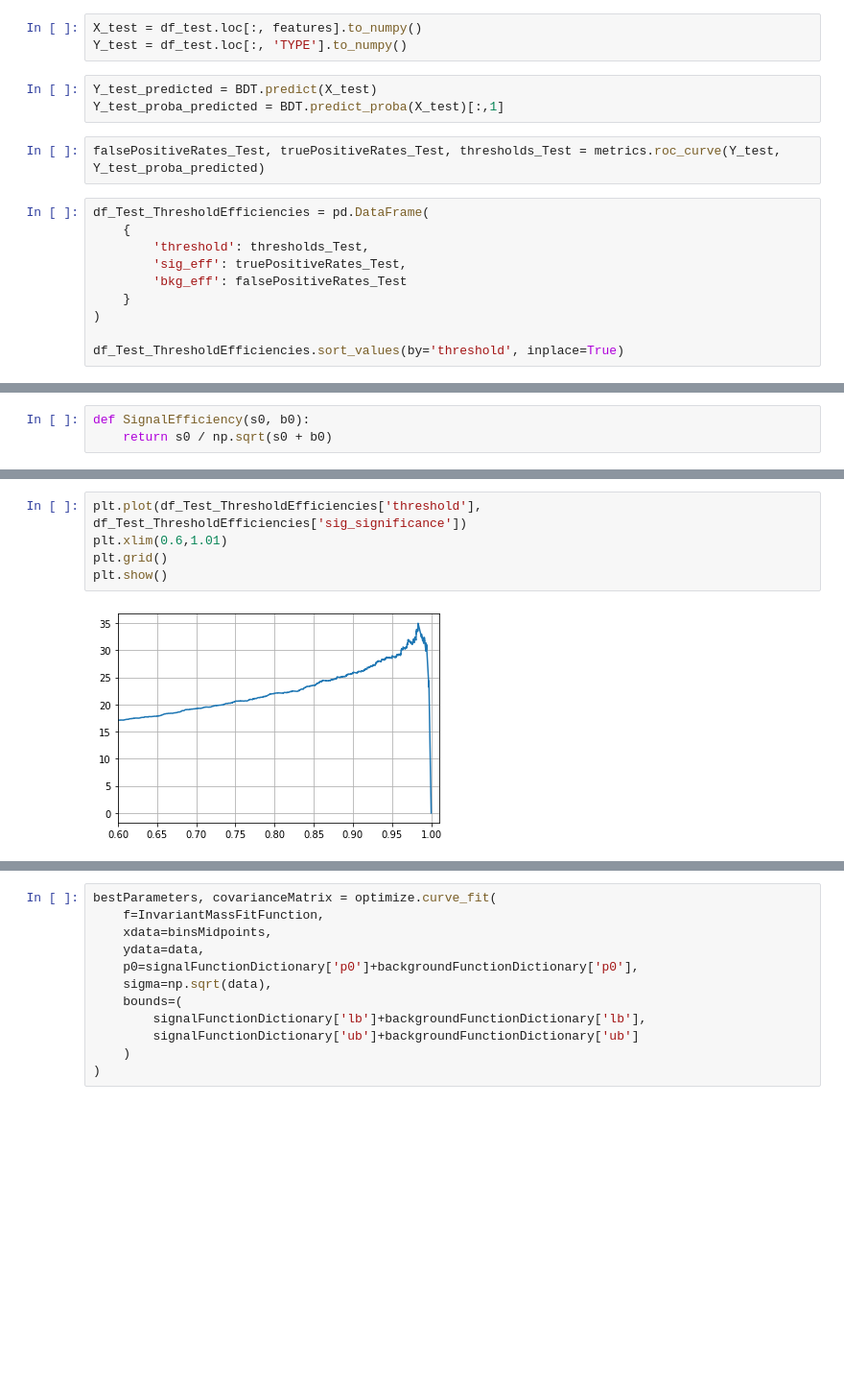
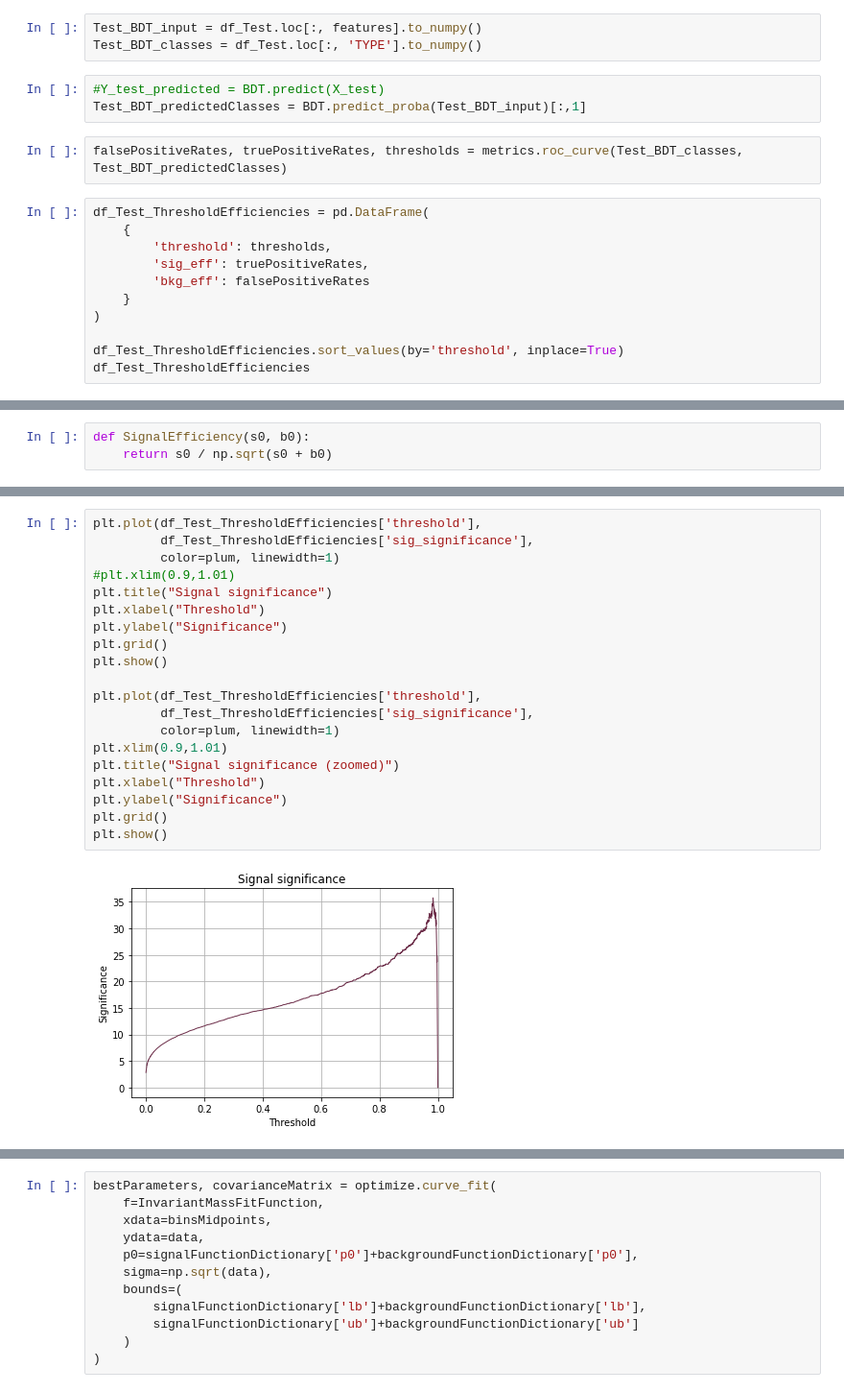
Before and after one commit to alatios/lb2jpsil_classifier-studies, a Jupyter notebook: BDT/6_BDT_threshold_optimizer.ipynb, the cells around one changed output, grey strips where cells are left out. Shown at 96% size. Drawn from its saved outputs; the diff is of its cells as text; blank space fills up the shorter version.

Commit message:
Revise threshold optimizer

```diff
--- a/BDT/6_BDT_threshold_optimizer.ipynb
+++ b/BDT/6_BDT_threshold_optimizer.ipynb
@@ -398,18 +705,19 @@ df_test = pd.read_hdf(inputTest, 'LHCb_Test')
 # %%
-X_test = df_test.loc[:, features].to_numpy()
-Y_test = df_test.loc[:, 'TYPE'].to_numpy()
+Test_BDT_input = df_Test.loc[:, features].to_numpy()
+Test_BDT_classes = df_Test.loc[:, 'TYPE'].to_numpy()
 # %%
-Y_test_predicted = BDT.predict(X_test)
-Y_test_proba_predicted = BDT.predict_proba(X_test)[:,1]
+#Y_test_predicted = BDT.predict(X_test)
+Test_BDT_predictedClasses = BDT.predict_proba(Test_BDT_input)[:,1]
 # %%
-falsePositiveRates_Test, truePositiveRates_Test, thresholds_Test = metrics.roc_curve(Y_test, Y_test_proba_predicted)
+falsePositiveRates, truePositiveRates, thresholds = metrics.roc_curve(Test_BDT_classes, Test_BDT_predictedClasses)
 # %%
 df_Test_ThresholdEfficiencies = pd.DataFrame(
     {
-        'threshold': thresholds_Test,
-        'sig_eff': truePositiveRates_Test,
-        'bkg_eff': falsePositiveRates_Test
+        'threshold': thresholds,
+        'sig_eff': truePositiveRates,
+        'bkg_eff': falsePositiveRates
     }
 )
 
 df_Test_ThresholdEfficiencies.sort_values(by='threshold', inplace=True)
+df_Test_ThresholdEfficiencies
@@ -465,9 +773,24 @@ df_Test_ThresholdEfficiencies
 | 0 | 2.000000 | 0.000000 | 0.000000 | 0.000000 | 0.000000e+00 | NaN |
 1349 rows × 6 columns
 # %%
-plt.plot(df_Test_ThresholdEfficiencies['threshold'], df_Test_ThresholdEfficiencies['sig_significance'])
-plt.xlim(0.6,1.01)
+plt.plot(df_Test_ThresholdEfficiencies['threshold'],
+         df_Test_ThresholdEfficiencies['sig_significance'],
+         color=plum, linewidth=1)
+#plt.xlim(0.9,1.01)
+plt.title("Signal significance")
+plt.xlabel("Threshold")
+plt.ylabel("Significance")
 plt.grid()
 plt.show()
+
+plt.plot(df_Test_ThresholdEfficiencies['threshold'],
+         df_Test_ThresholdEfficiencies['sig_significance'],
+         color=plum, linewidth=1)
+plt.xlim(0.9,1.01)
+plt.title("Signal significance (zoomed)")
+plt.xlabel("Threshold")
+plt.ylabel("Significance")
+plt.grid()
+plt.show()
 # %% [output]
-[figure, old version]
+[figure, new version]
```
Also changed, not shown: parts of 82 cells of this notebook.
